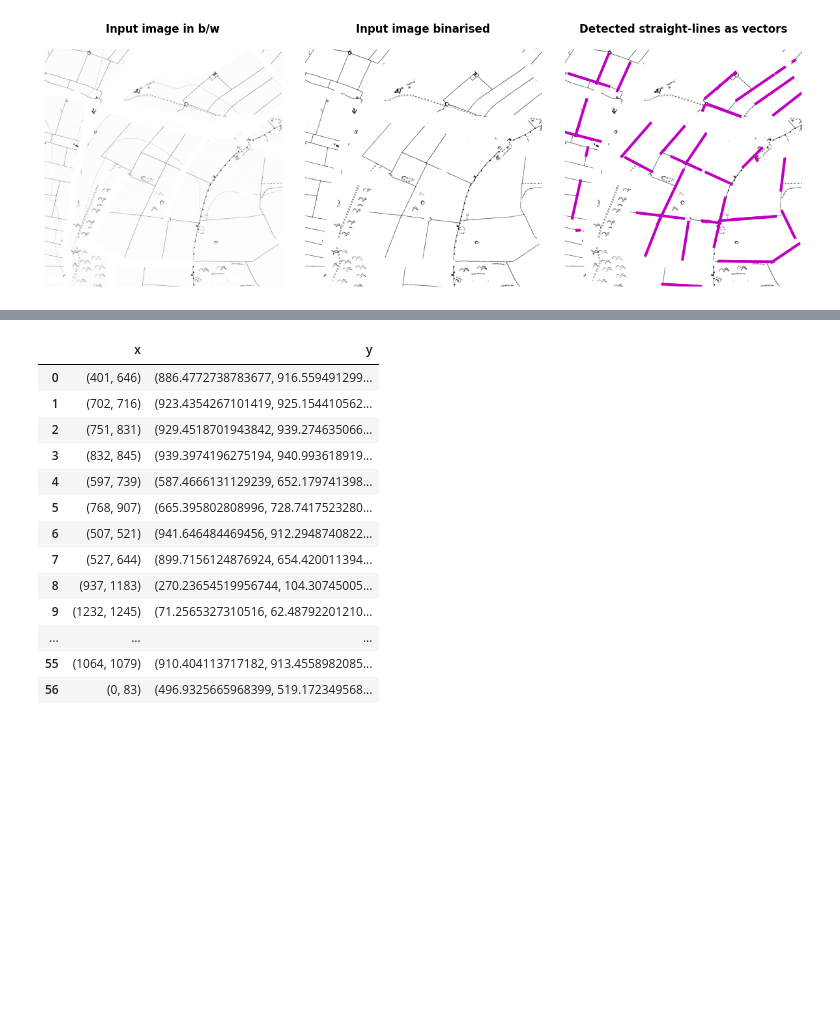
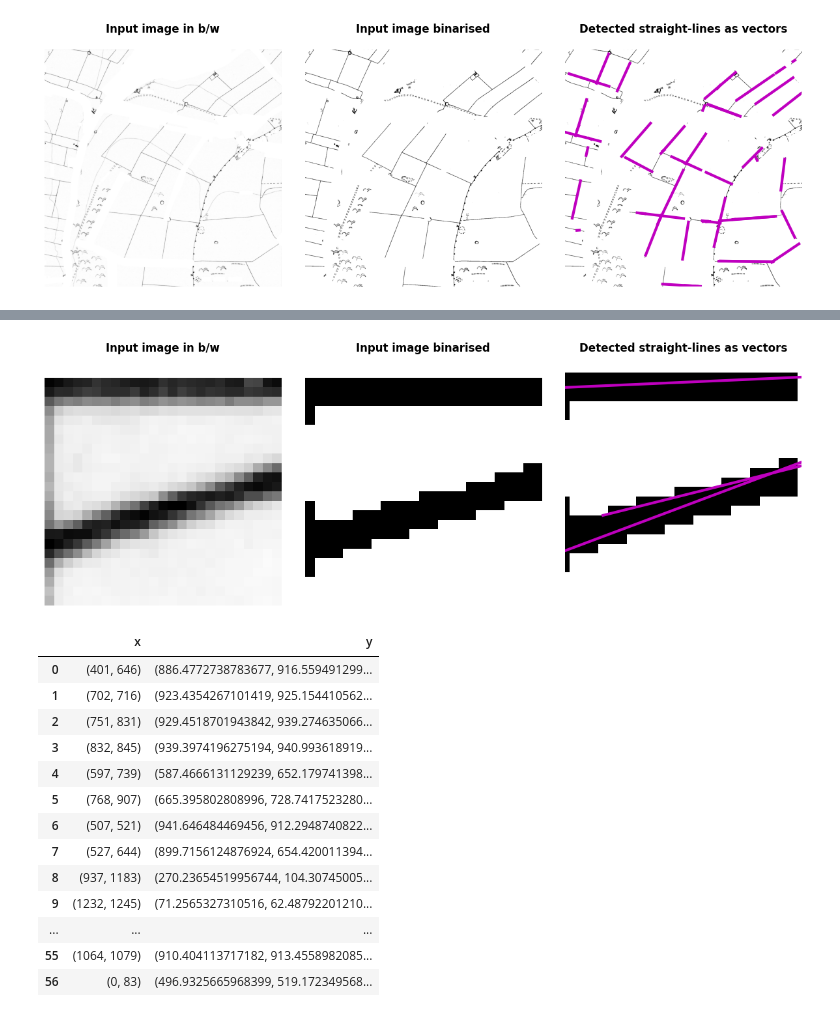
Before and after one commit to pdnpa/cnn-boundaries, a Jupyter notebook: notebooks/Wall inference from historic maps example.ipynb, the cells around one changed output, grey strips where cells are left out. Drawn from its saved outputs; the diff is of its cells as text; code cells hidden in the pictures; blank space fills up the shorter version.

```diff
--- a/notebooks/Wall inference from historic maps example.ipynb
+++ b/notebooks/Wall inference from historic maps example.ipynb
@@ -63,0 +100,41 @@ plt.tight_layout()
+# %%
+## Subselect part of image & convert to numpy array:
+arr = np.array(im.getdata()).reshape(im.size[::-1])
+#arr = arr[750:, :][:, :250]  # subselect (arbitrary) part of image because edge dectection works better on smaller images
+#arr = arr[5:-5 :][:, 5:-5]
+
+## Binarise image:
+arr_bin = hwi.binarise_array(arr)
+
+## Hough transform to detect straight lines:
+h, theta, d, bounds = hwi.hough_transform_array(arr_bin=arr_bin)
+
+## Find start and end points of each line:
+list_inferred_lines, df_inferred_lines = hwi.find_start_and_end_of_inferred_lines(h=h, theta=theta, d=d, arr_bin=arr_bin)
+
+## Plot results:
+fig, ax = plt.subplots(1, 3, figsize=(15, 15), gridspec_kw={'wspace': 0.1})
+
+## Original image:
+ax[0].imshow(arr, cmap='Greys_r')
+ax[0].set_title('Input image in b/w', fontdict={'weight': 'bold'}, y=1.05)
+ax[0].set_axis_off()
+
+## Binarised image:
+ax[1].imshow(arr_bin, cmap=matplotlib.cm.gray_r)
+ax[1].set_title('Input image binarised', fontdict={'weight': 'bold'}, y=1.05)
+ax[1].set_axis_off()
+
+## Binarised image, to be overlayed with detected lines
+ax[2].imshow(arr_bin, cmap=matplotlib.cm.gray_r)
+ax[2].set_ylim((arr_bin.shape[0], 0))
+ax[2].set_xlim((0, arr_bin.shape[1]))
+ax[2].set_axis_off()
+ax[2].set_title('Detected straight-lines as vectors', fontdict={'weight': 'bold'}, y=1.05)
+## Plot inferred lines:
+for line in list_inferred_lines:
+    ax[2].plot(line[0], line[1], c='m', linewidth=3)
+
+plt.tight_layout()
+# %% [output]
+[figure, added]
```
Also changed, not shown: parts of 6 cells of this notebook, 1 other file.
